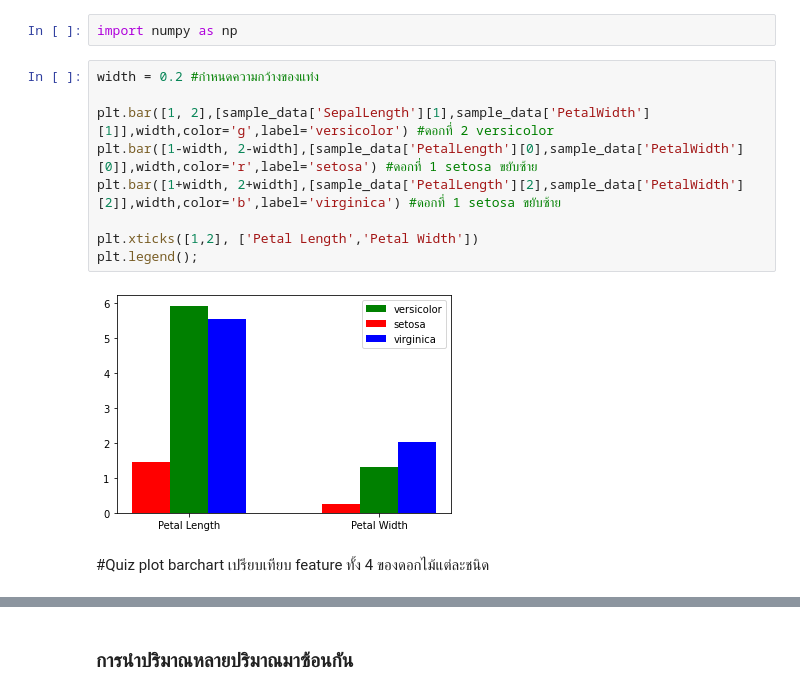
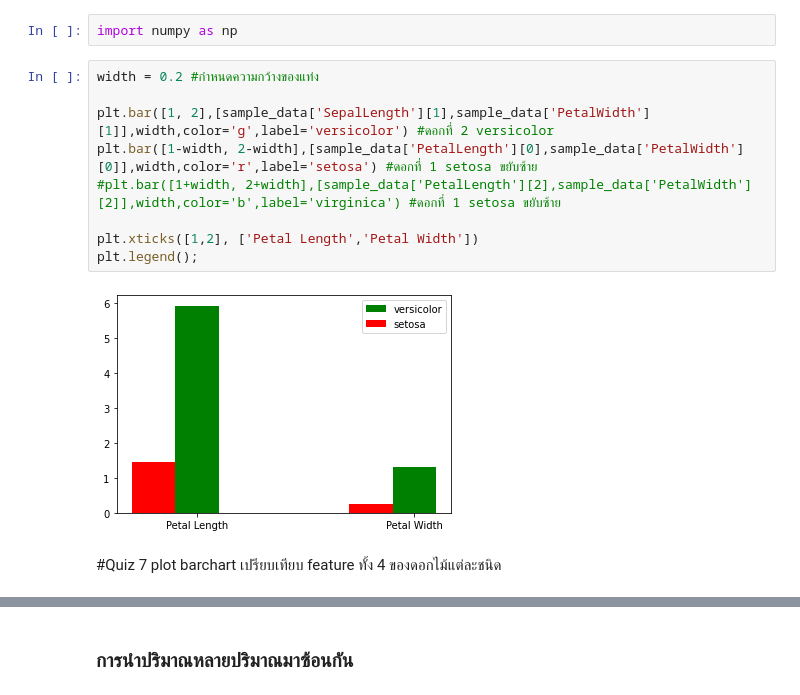
Before and after one commit to Pittawas6330210206/BasicProg_Dataviz65, a Jupyter notebook: DataViz04_Data_Comparison.ipynb, the cells around one changed output, grey strips where cells are left out. Drawn from its saved outputs; the diff is of its cells as text.

Commit message:
barchart+Quiz7

```diff
--- a/DataViz04_Data_Comparison.ipynb
+++ b/DataViz04_Data_Comparison.ipynb
@@ -238,14 +237,14 @@ import numpy as np
 # %%
 width = 0.2 #กำหนดความกว้างของแท่ง
 
 plt.bar([1, 2],[sample_data['SepalLength'][1],sample_data['PetalWidth'][1]],width,color='g',label='versicolor') #ดอกที่ 2 versicolor
 plt.bar([1-width, 2-width],[sample_data['PetalLength'][0],sample_data['PetalWidth'][0]],width,color='r',label='setosa') #ดอกที่ 1 setosa ขยับซ้าย
-plt.bar([1+width, 2+width],[sample_data['PetalLength'][2],sample_data['PetalWidth'][2]],width,color='b',label='virginica') #ดอกที่ 1 setosa ขยับซ้าย
+#plt.bar([1+width, 2+width],[sample_data['PetalLength'][2],sample_data['PetalWidth'][2]],width,color='b',label='virginica') #ดอกที่ 1 setosa ขยับซ้าย
 
 plt.xticks([1,2], ['Petal Length','Petal Width'])
 plt.legend();
 # %% [output]
-[figure, old version]
+[figure, new version]
 # %% [markdown]
-#Quiz
+#Quiz 7
 plot barchart เปรียบเทียบ feature ทั้ง 4 ของดอกไม้แต่ละชนิด
```
Also changed, not shown: parts of 28 cells of this notebook.
